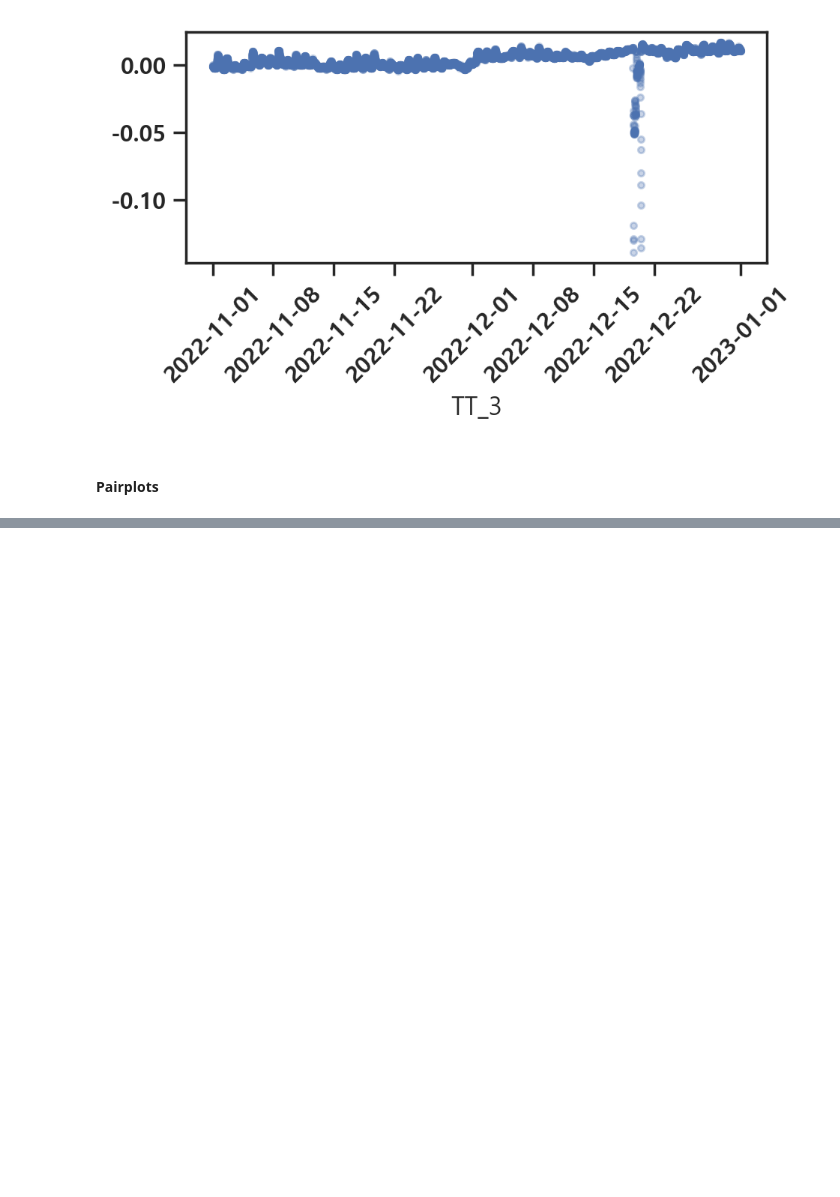
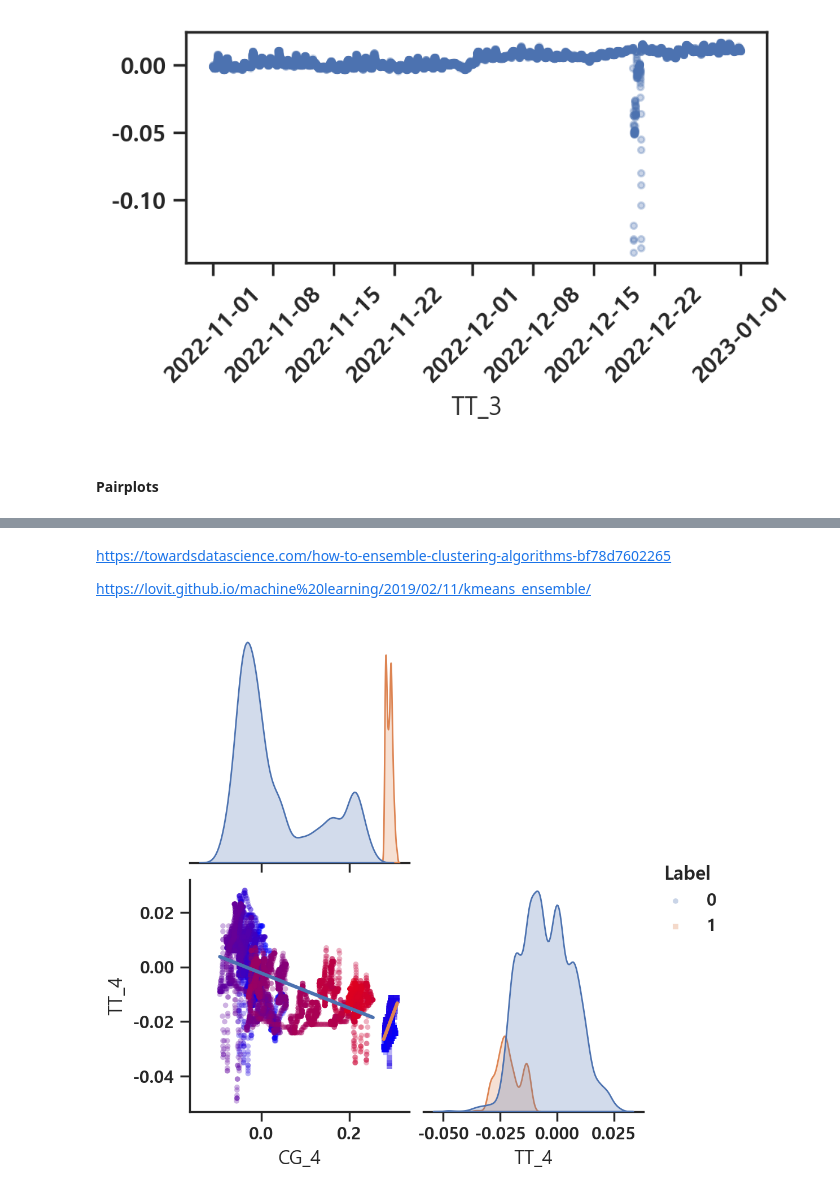
Before and after one commit to seungsab/Robust_Outlier_detection, a Jupyter notebook: 20230712_인천항_데이터_항만인프라/Step1_Expoloratory_Data_Analysis_Incheon_porTinfra.ipynb, the cells around one changed output, grey strips where cells are left out. Cells and saved outputs as stored; diff of their text form; code cells hidden in the pictures; blank space fills up the shorter version.

```diff
--- a/20230712_인천항_데이터_항만인프라/Step1_Expoloratory_Data_Analysis_Incheon_porTinfra.ipynb
+++ b/20230712_인천항_데이터_항만인프라/Step1_Expoloratory_Data_Analysis_Incheon_porTinfra.ipynb
@@ -149,0 +161,22 @@ df.columns
+# %% [markdown]
+https://towardsdatascience.com/how-to-ensemble-clustering-algorithms-bf78d7602265
+
+https://lovit.github.io/machine%20learning/2019/02/11/kmeans_ensemble/
+# %%
+# col_interest = ['Label', 'CG_3', 'CG_4', 'TT_3', 'TT_4']
+col_interest = ['Label',  'CG_4', 'TT_4']
+
+X = df[col_interest].iloc[0:10001,:]
+
+from matplotlib.colors import LinearSegmentedColormap
+cmap = LinearSegmentedColormap.from_list('blue-yellow', ['blue', 'red'])
+
+g = sns.pairplot(X, hue="Label", kind='reg', plot_kws={'scatter_kws': {'s':12, 'alpha': 0.3, 'edgecolor':"none"}}, corner=True, markers=["o","s"])
+for ax in g.axes.flat:
+    if ax is not None and not ax in g.diag_axes:
+        for collection in ax.collections:
+            collection.set_cmap(cmap)
+            collection.set_array(X.index.to_numpy())
+plt.show()
+# %% [output]
+[figure, added]
```
Also changed, not shown: parts of 7 cells of this notebook, 10 other files.
